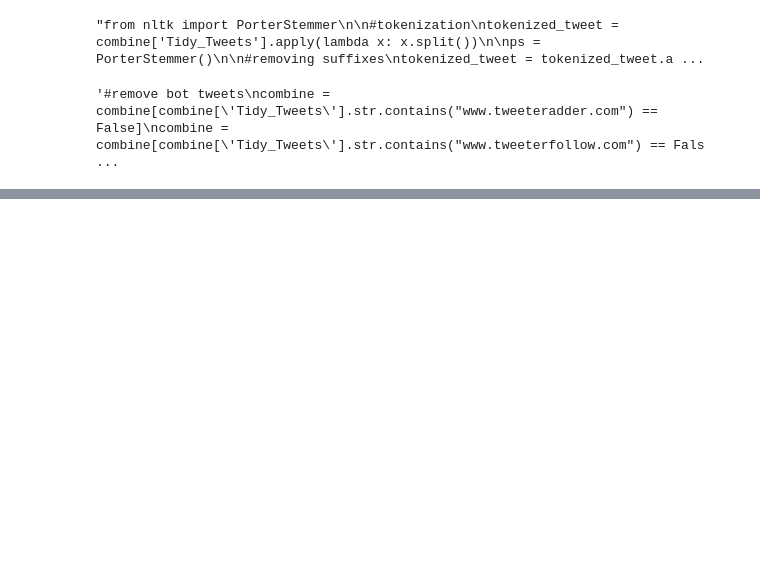
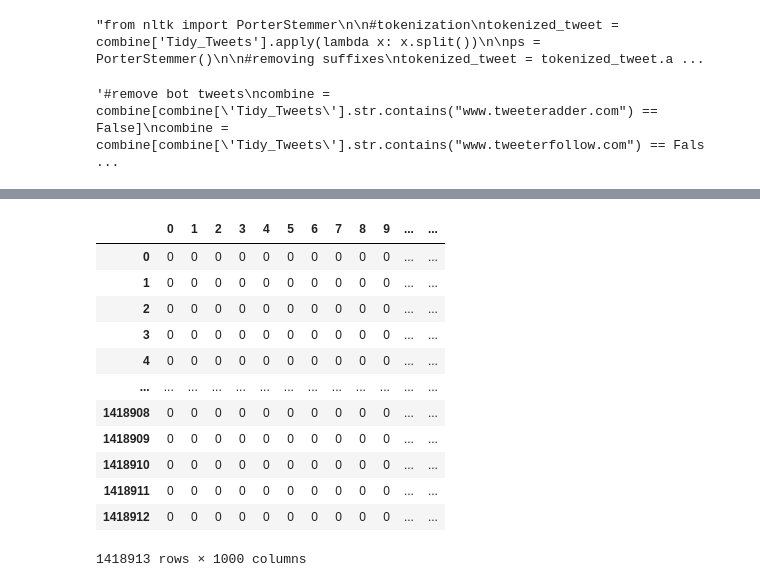
Before and after one commit to AnGafa/Sentiment-Analysis-from-Tweets, a Jupyter notebook: DataCleanupVisualized.ipynb, the cells around one changed output, grey strips where cells are left out. Drawn from its saved outputs; the diff is of its cells as text; code cells hidden in the pictures; blank space fills up the shorter version.

```diff
--- a/DataCleanupVisualized.ipynb
+++ b/DataCleanupVisualized.ipynb
@@ -216,0 +218,25 @@ plt.show()
+# %%
+from sklearn.feature_extraction.text import CountVectorizer
+
+bow_vectorizer = CountVectorizer(max_df=0.90, min_df=2, max_features=1000, stop_words='english')
+
+# bag-of-words feature matrix
+bow = bow_vectorizer.fit_transform(combine['Tidy_Tweets'])
+
+df_bow = pd.DataFrame(bow.todense())
+
+df_bow
+# %% [output]
+|  | 0 | 1 | 2 | 3 | 4 | 5 | 6 | 7 | 8 | 9 | ... | ... |
+| 0 | 0 | 0 | 0 | 0 | 0 | 0 | 0 | 0 | 0 | 0 | ... | ... |
+| 1 | 0 | 0 | 0 | 0 | 0 | 0 | 0 | 0 | 0 | 0 | ... | ... |
+| 2 | 0 | 0 | 0 | 0 | 0 | 0 | 0 | 0 | 0 | 0 | ... | ... |
+| 3 | 0 | 0 | 0 | 0 | 0 | 0 | 0 | 0 | 0 | 0 | ... | ... |
+| 4 | 0 | 0 | 0 | 0 | 0 | 0 | 0 | 0 | 0 | 0 | ... | ... |
+| ... | ... | ... | ... | ... | ... | ... | ... | ... | ... | ... | ... | ... |
+| 1418908 | 0 | 0 | 0 | 0 | 0 | 0 | 0 | 0 | 0 | 0 | ... | ... |
+| 1418909 | 0 | 0 | 0 | 0 | 0 | 0 | 0 | 0 | 0 | 0 | ... | ... |
+| 1418910 | 0 | 0 | 0 | 0 | 0 | 0 | 0 | 0 | 0 | 0 | ... | ... |
+| 1418911 | 0 | 0 | 0 | 0 | 0 | 0 | 0 | 0 | 0 | 0 | ... | ... |
+| 1418912 | 0 | 0 | 0 | 0 | 0 | 0 | 0 | 0 | 0 | 0 | ... | ... |
+1418913 rows × 1000 columns
```
Also changed, not shown: parts of 12 cells of this notebook.
